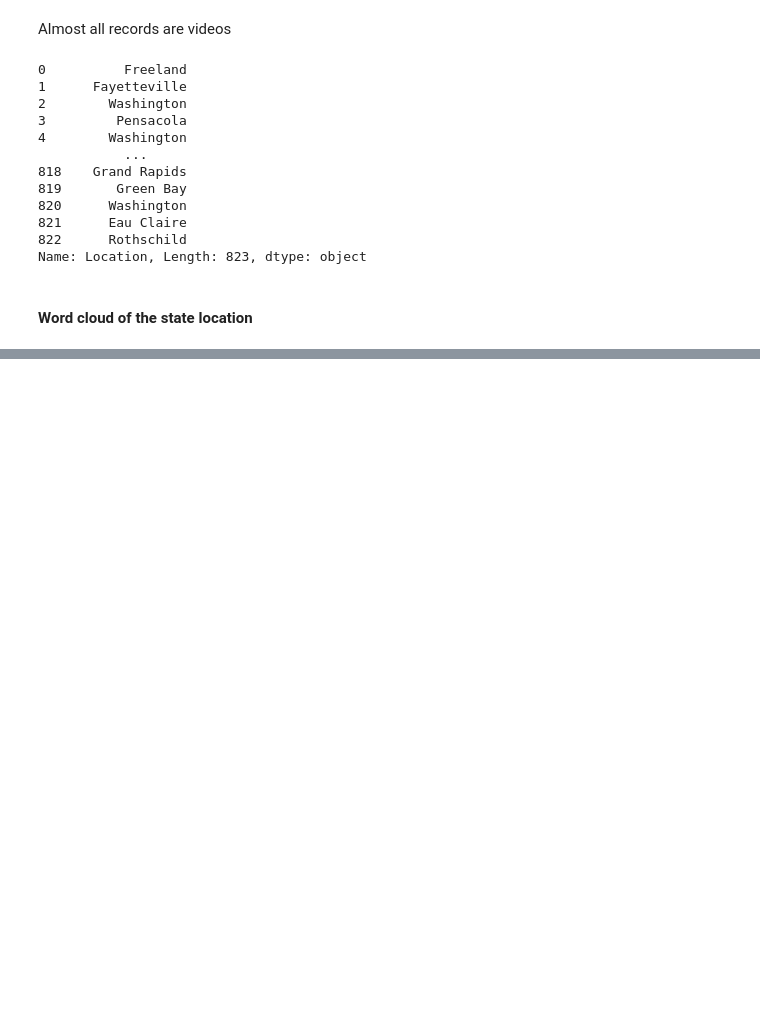
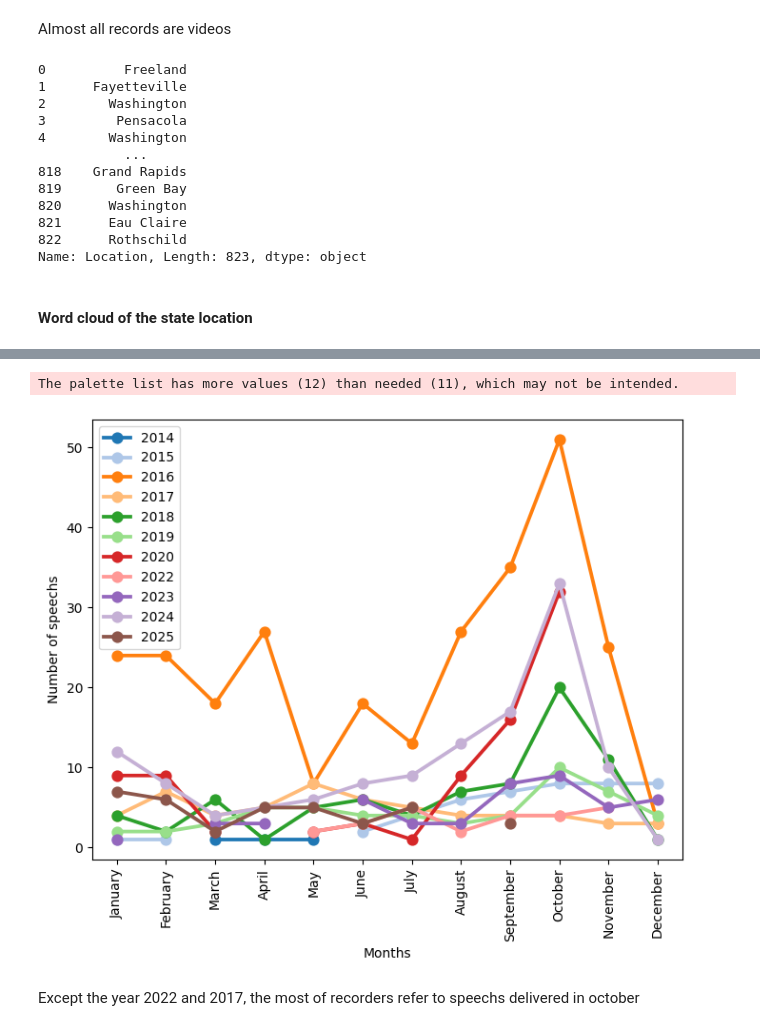
Before and after one commit to NgrimaldiN/Getting-in-Trump-s-Head, a Jupyter notebook: notebooks/title_analysis.ipynb, the cells around one changed output, grey strips where cells are left out. Drawn from its saved outputs; the diff is of its cells as text; code cells hidden in the pictures; blank space fills up the shorter version.

```diff
--- a/notebooks/title_analysis.ipynb
+++ b/notebooks/title_analysis.ipynb
@@ -5387,0 +5343,14 @@ fig.show()
+# %%
+plt.figure(figsize=[8, 6])
+
+sns.pointplot(data=df_speeches, x="Months", y="number_speechs", hue="Years", color="skyblue", palette=palette)
+plt.ylabel("Number of speechs")
+plt.legend(loc='upper left')
+
+plt.xticks(rotation=90)
+plt.show()
+# %% [output]
+The palette list has more values (12) than needed (11), which may not be intended.
+[figure, added]
+# %% [markdown]
+Except the year 2022 and 2017, the most of recorders refer to speechs delivered in october
```
Also changed, not shown: parts of 20 cells of this notebook, 1 other file.
